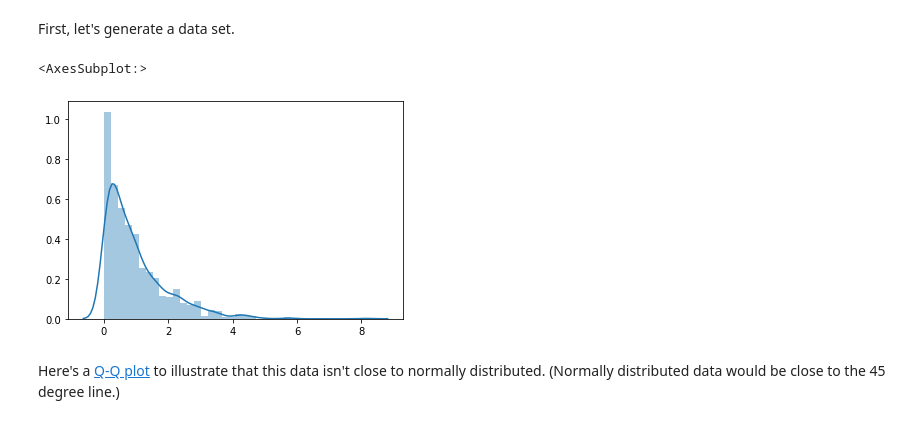
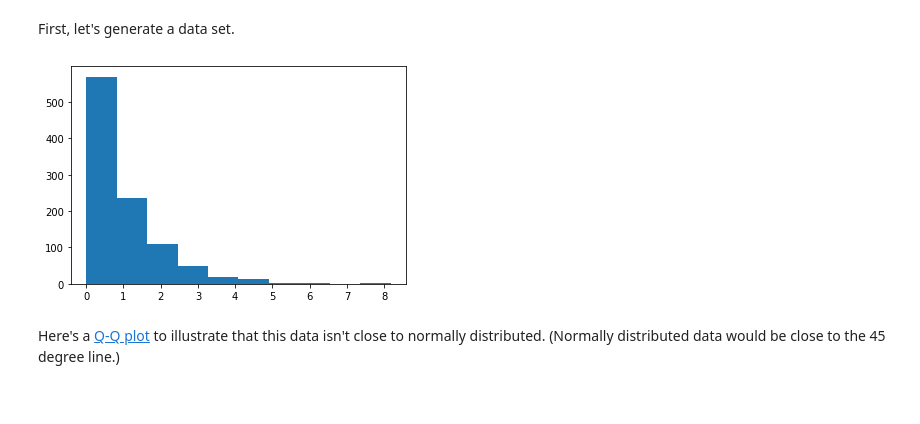
Before and after one commit to williewheeler/stats-demos, a Jupyter notebook: normalizing-exp-dist-data.ipynb, the cells around one changed output. Saved outputs shown, nothing was run; the diff lists cells and outputs as text; code cells hidden in the pictures.

```diff
--- a/normalizing-exp-dist-data.ipynb
+++ b/normalizing-exp-dist-data.ipynb
@@ -14,10 +13,11 @@ First, let's generate a data set.
 # %%
 np.random.seed(42)
 data = np.random.exponential(size = 1000)
-sns.distplot(data, hist=True, kde=True, label="Skewed data")
-# %% [output]
-<AxesSubplot:>
-[figure, removed]
+# %%
+plt.hist(data)
+plt.show()
+# %% [output]
+[figure, added]
 # %% [markdown]
 Here's a [Q-Q plot](https://data.library.virginia.edu/understanding-q-q-plots/) to illustrate that this data isn't close to normally distributed. (Normally distributed data would be close to the 45 degree line.)
 # %%
```
Also changed, not shown: parts of 15 cells of this notebook, 5 other files.
